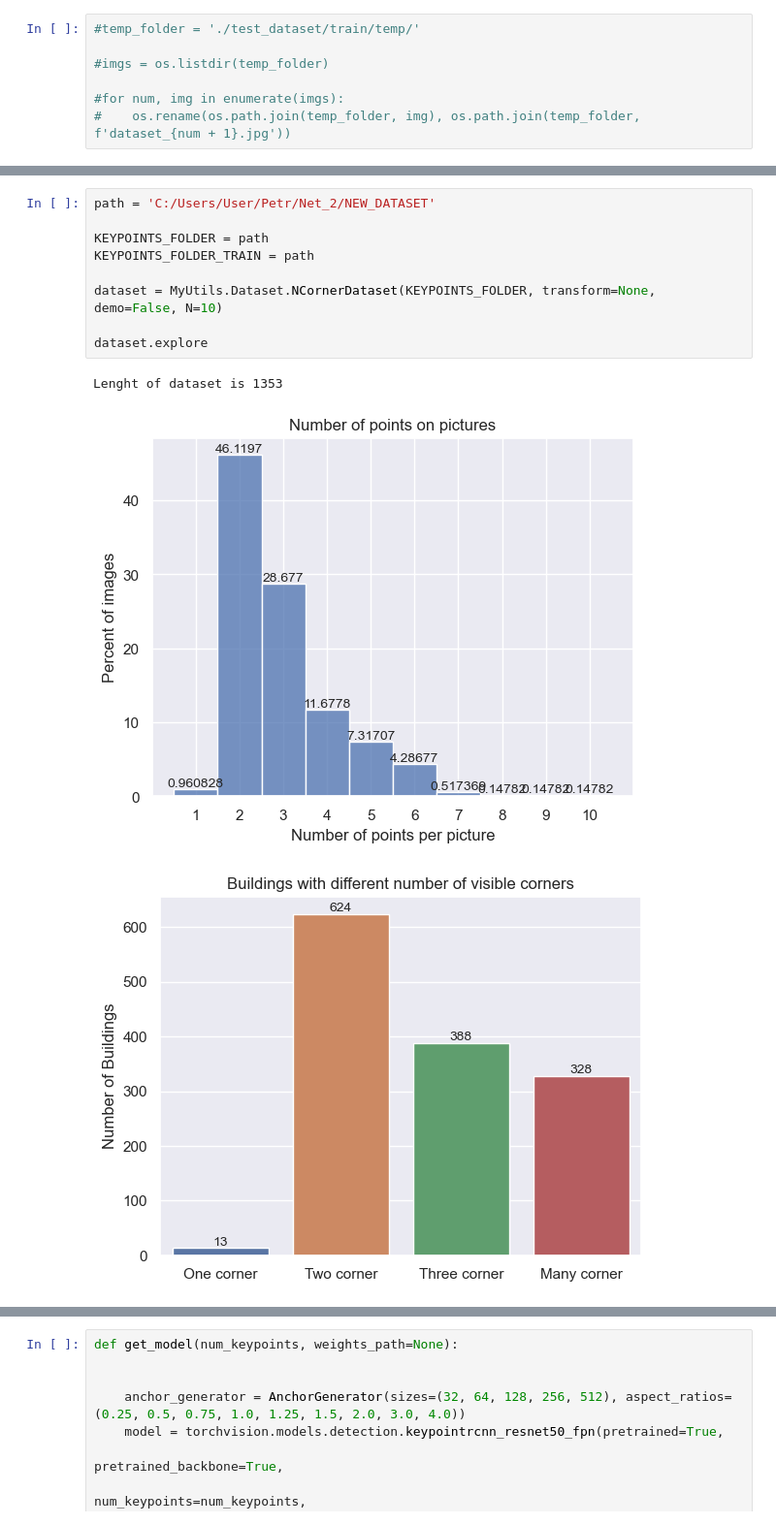
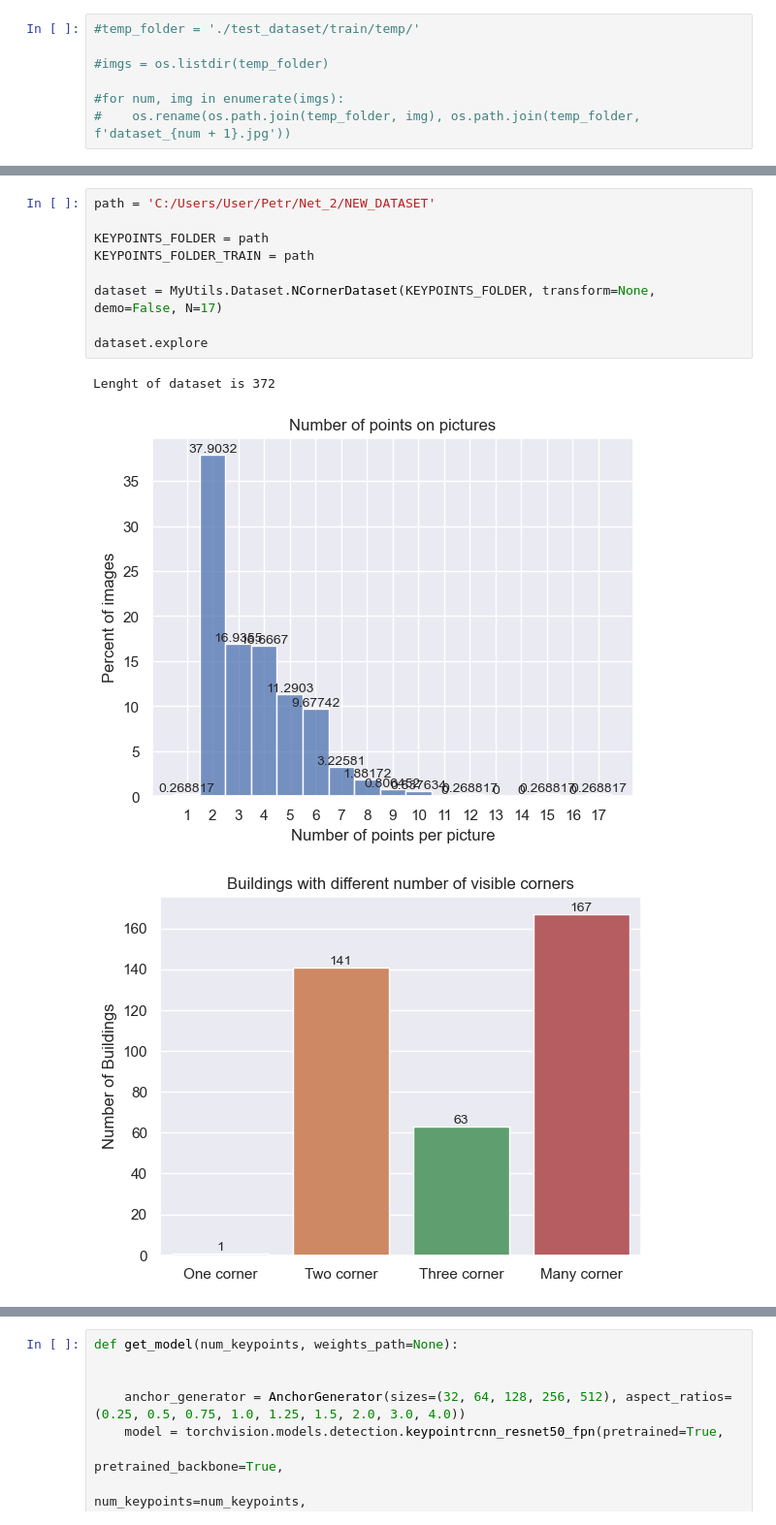
Before and after one commit to Amodion/SPTC2, a Jupyter notebook: Net_2.ipynb, the cells around one changed output, grey strips where cells are left out. Shown at 97% size. Cells and saved outputs as stored; diff of their text form.

```diff
--- a/Net_2.ipynb
+++ b/Net_2.ipynb
@@ -100,16 +110,16 @@ def test_transform():
 # %%
 path = 'C:/Users/User/Petr/Net_2/NEW_DATASET'
 
 KEYPOINTS_FOLDER = path
 KEYPOINTS_FOLDER_TRAIN = path
 
-dataset = MyUtils.Dataset.NCornerDataset(KEYPOINTS_FOLDER, transform=None, demo=False, N=10)
+dataset = MyUtils.Dataset.NCornerDataset(KEYPOINTS_FOLDER, transform=None, demo=False, N=17)
 
 dataset.explore
 # %% [output]
-Lenght of dataset is 1353
+Lenght of dataset is 372
-[figure, old version]
+[figure, new version]
-[figure, old version]
+[figure, new version]
 Annotations without buildings:
 
 
```
Also changed, not shown: parts of 11 cells of this notebook, 5 other files.
